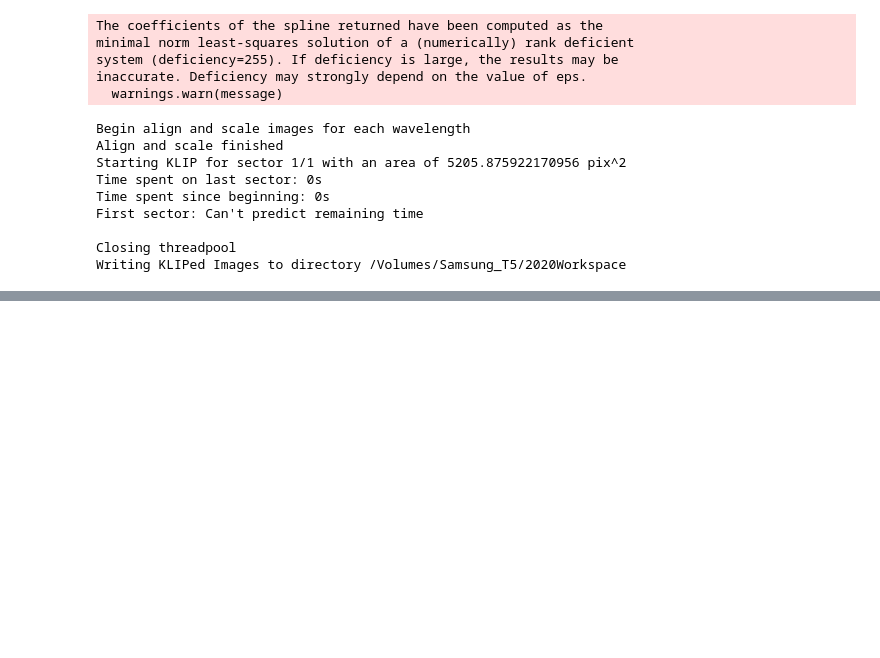
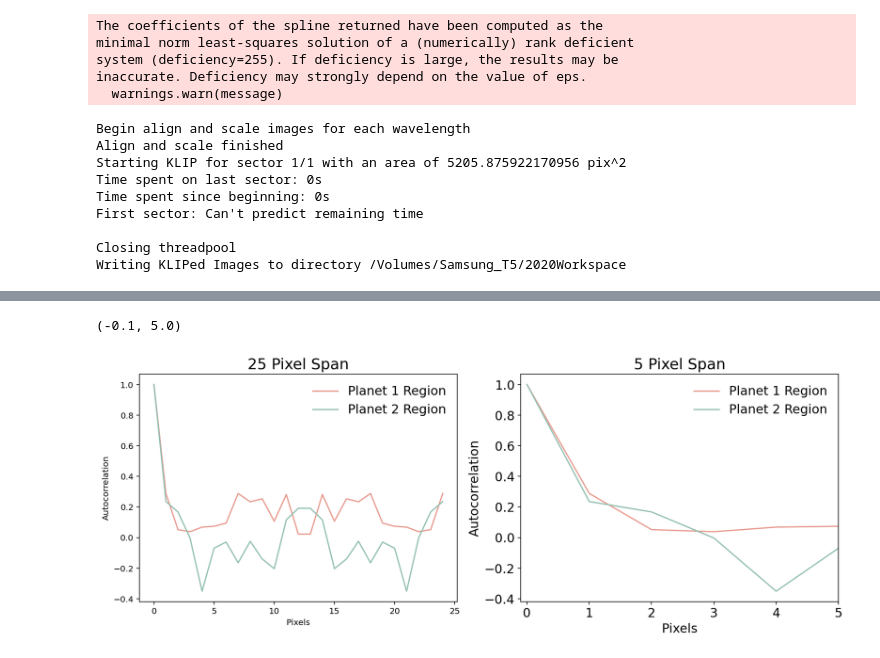
Before and after one commit to jeaadams/2020Workspace, a Jupyter notebook: autocorrelation.ipynb, the cells around one changed output, grey strips where cells are left out. Cells and saved outputs as stored; diff of their text form; code cells hidden in the pictures; blank space fills up the shorter version.

```diff
--- a/autocorrelation.ipynb
+++ b/autocorrelation.ipynb
@@ -220,0 +246,22 @@ plt.plot(summation)
+# %%
+fig = plt.figure(figsize=(15, 5))
+ax1 = plt.subplot(1,2,1)
+plt.rcParams.update({"font.size": 15})
+plt.plot(p1_corr/p1_corr.max(), label = 'Planet 1 Region', color = '#E8998D')
+plt.plot(p2_corr/p2_corr.max(), label = 'Planet 2 Region', color = '#92BFB1')
+plt.legend(frameon = False)
+plt.xlabel('Pixels')
+plt.ylabel('Autocorrelation')
+plt.title("25 Pixel Span")
+
+ax2 = plt.subplot(1,2,2)
+plt.plot(p1_corr/p1_corr.max(), label = 'Planet 1 Region', color = '#E8998D')
+plt.plot(p2_corr/p2_corr.max(), label = 'Planet 2 Region', color = '#92BFB1')
+plt.legend(frameon = False)
+plt.xlabel('Pixels')
+plt.ylabel('Autocorrelation')
+plt.title("5 Pixel Span")
+plt.xlim(-0.1,5)
+# %% [output]
+(-0.1, 5.0)
+[figure, added]
```
Also changed, not shown: parts of 32 cells of this notebook.
